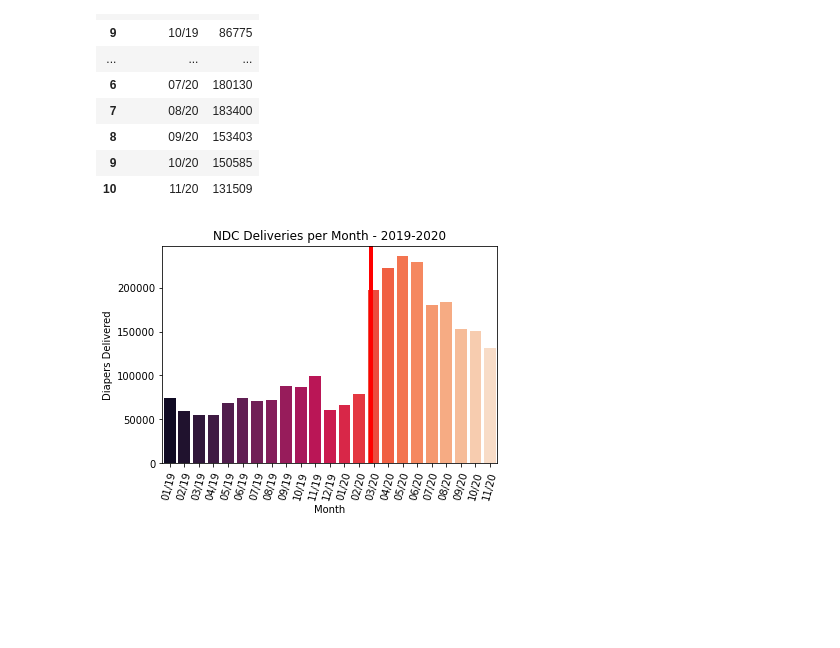
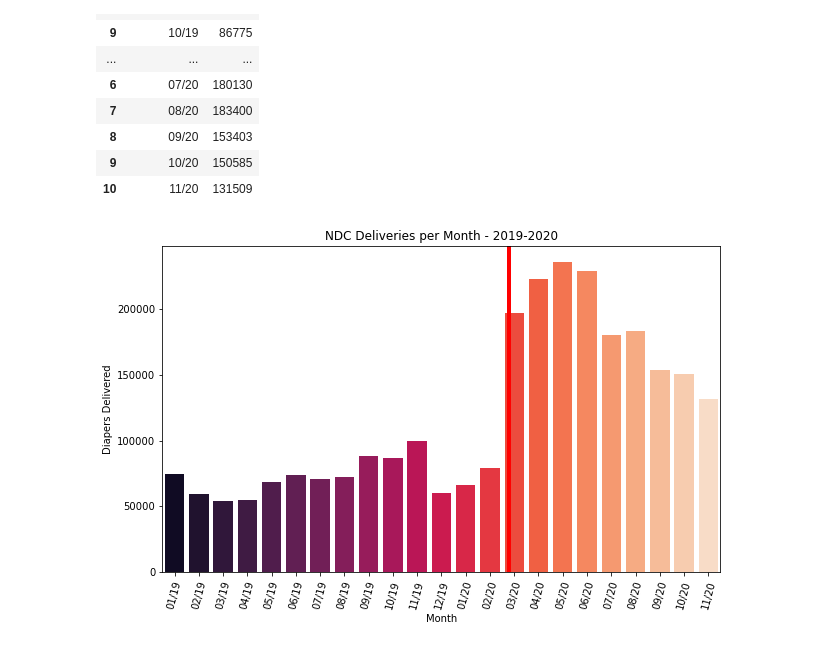
Before and after one commit to paulballenger/nashville_diaper_connection, a Jupyter notebook: notebooks/NDC Tornado.ipynb, the cells around one changed output. Drawn from its saved outputs; the diff is of its cells as text; code cells hidden in the pictures; blank space fills up the shorter version.

```diff
--- a/notebooks/NDC Tornado.ipynb
+++ b/notebooks/NDC Tornado.ipynb
@@ -208,22 +208,24 @@ del_combined
 | 10 | 11/20 | 131509 |
 # %%
 #seaborn barchart for 2019, 2020
+plt.figure(figsize=(10, 6))
+
 ndc_deliveries_by_month = sns.barplot(x = 'month_year', y = 'total', data = del_combined,
             palette = "rocket",
             capsize = 0.05,
             saturation = 8,
             )
 plt.ylabel('Diapers Delivered')
 plt.xlabel('Month')
 plt.title('NDC Deliveries per Month - 2019-2020')
 
 ndc_deliveries_by_month.set_xticklabels(ndc_deliveries_by_month.get_xticklabels(), rotation=75)
 
 plt.axvline(13.8,linewidth=4, color='r');
 
 plt.show()
 
 figure = ndc_deliveries_by_month.get_figure()
 figure.savefig('../files/ndc_deliveries_by_month_2_yrs.png',bbox_inches='tight', dpi=300)
 # %% [output]
-[figure, old version]
+[figure, new version]
```
Also changed, not shown: 10 other files.
